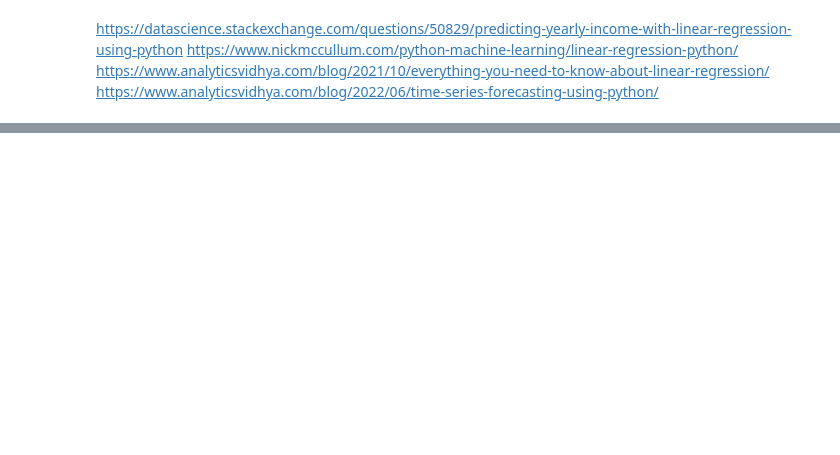
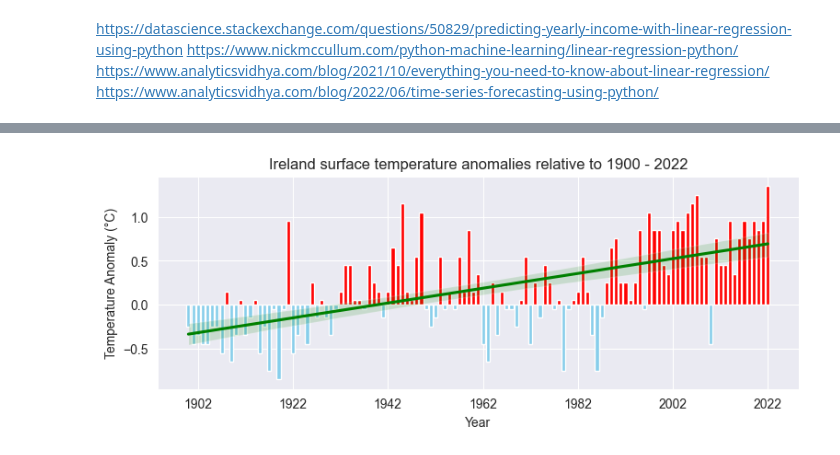
Before and after one commit to Cecilia8989/PfDA_Project2, a Jupyter notebook: pfda_project2.ipynb, the cells around one changed output, grey strips where cells are left out. Saved outputs shown, nothing was run; the diff lists cells and outputs as text; code cells hidden in the pictures; blank space fills up the shorter version.

```diff
--- a/pfda_project2.ipynb
+++ b/pfda_project2.ipynb
@@ -1391,0 +1445,6 @@ x
+# %%
+# Create new row calculating the temperature anomaly for each line as a soctraction with 9.5 degreee celsiui
+# Define LTA average temperature
+lta = 9.55
+
+irish_temp_1900_2020['Temp_anomaly'] = irish_temp_1900_2020['Mean_temp'] -9.55
@@ -1391,0 +1469,24 @@ x
+# %%
+# Set the figure size
+plt.figure(figsize=(9, 3))
+
+# Create bar plot
+plt.bar(irish_temp_1900_2020['Year'],
+        irish_temp_1900_2020['Temp_anomaly'],
+        color=['skyblue' if anomaly < 0 else 'red' for anomaly in irish_temp_1900_2020['Temp_anomaly']])
+
+# Add a trendline using regplot
+sns.regplot(x=irish_temp_1900_2020['Year'], y=irish_temp_1900_2020['Temp_anomaly'], scatter=False, line_kws={'color': 'green'})  # Change line color to green
+
+# Set x-axis labels in groups of 20 years
+plt.xticks(ticks=irish_temp_1900_2020['Year'][::20], labels=irish_temp_1900_2020['Year'][::20])
+
+# Add title and labels
+plt.title("Ireland surface temperature anomalies relative to 1900 - 2022")
+plt.ylabel("Temperature Anomaly (°C)")
+plt.xlabel("Year")
+
+# Show the plot
+plt.show()
+# %% [output]
+[figure, added]
```
Also changed, not shown: parts of 23 cells of this notebook, 4 other files.
